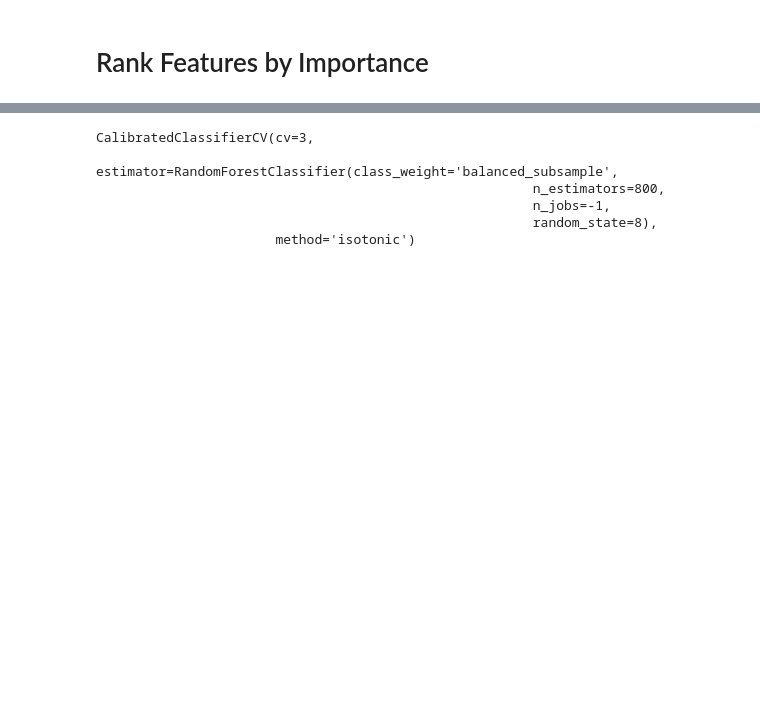
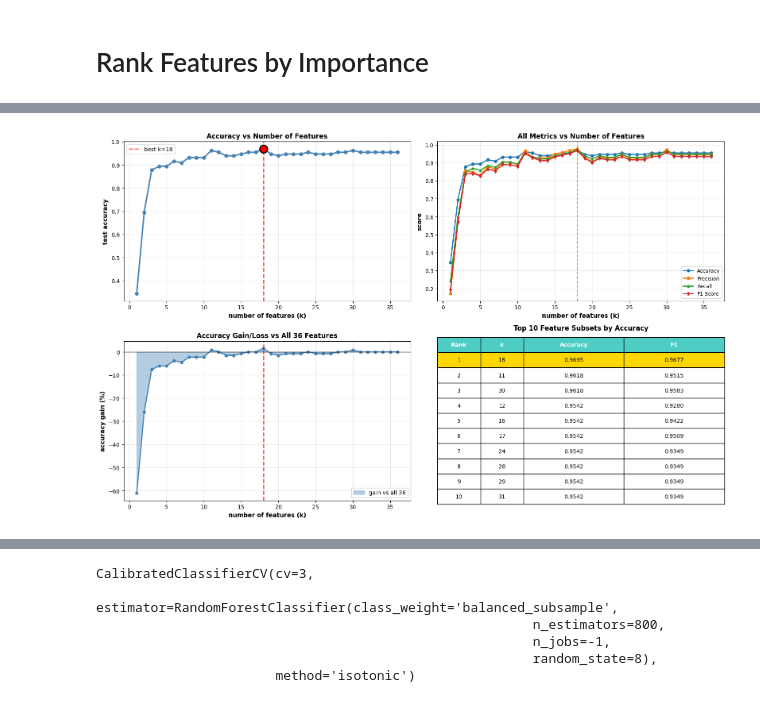
Before and after one commit to amgiovenco/SharkMQP26, a Jupyter notebook: models/statistics/StatisticalModel.ipynb, the cells around one changed output, grey strips where cells are left out. Drawn from its saved outputs; the diff is of its cells as text; code cells hidden in the pictures; blank space fills up the shorter version.

```diff
--- a/models/statistics/StatisticalModel.ipynb
+++ b/models/statistics/StatisticalModel.ipynb
@@ -374,0 +440,84 @@ top 10:
+# %%
+# visualize
+fig, axes = plt.subplots(2, 2, figsize=(16, 10))
+
+# accuracy across k
+ax = axes[0, 0]
+ax.plot(comparison_df['k'], comparison_df['Test Accuracy'], 'o-', linewidth=2.5, markersize=6, color='steelblue')
+ax.axvline(best_k, color='red', linestyle='--', linewidth=2, alpha=0.7, label=f'best k={int(best_k)}')
+ax.scatter([best_k], [best_acc], s=200, c='red', zorder=5, edgecolors='black', linewidth=2)
+ax.set_xlabel('number of features (k)', fontsize=11, fontweight='bold')
+ax.set_ylabel('test accuracy', fontsize=11, fontweight='bold')
+ax.set_title('Accuracy vs Number of Features', fontsize=12, fontweight='bold')
+ax.legend(fontsize=10)
+ax.grid(True, alpha=0.3)
+
+# all metrics across k
+ax = axes[0, 1]
+ax.plot(comparison_df['k'], comparison_df['Test Accuracy'], 'o-', linewidth=2, label='Accuracy', markersize=5)
+ax.plot(comparison_df['k'], comparison_df['Macro Precision'], 's-', linewidth=2, label='Precision', markersize=5)
+ax.plot(comparison_df['k'], comparison_df['Macro Recall'], '^-', linewidth=2, label='Recall', markersize=5)
+ax.plot(comparison_df['k'], comparison_df['Macro F1'], 'd-', linewidth=2, label='F1-Score', markersize=5)
+ax.axvline(best_k, color='red', linestyle='--', linewidth=1.5, alpha=0.5)
+ax.set_xlabel('number of features (k)', fontsize=11, fontweight='bold')
+ax.set_ylabel('score', fontsize=11, fontweight='bold')
+ax.set_title('All Metrics vs Number of Features', fontsize=12, fontweight='bold')
+ax.legend(fontsize=9)
+ax.grid(True, alpha=0.3)
+
+# accuracy gain from baseline (all 36)
+ax = axes[1, 0]
+baseline_acc = comparison_df.loc[comparison_df['k'] == 36, 'Test Accuracy'].values[0]
+gain = (comparison_df['Test Accuracy'] - baseline_acc) * 100
+ax.fill_between(comparison_df['k'], 0, gain, alpha=0.4, color='steelblue', label='gain vs all 36')
+ax.plot(comparison_df['k'], gain, 'o-', linewidth=2, markersize=5, color='steelblue')
+ax.axhline(0, color='black', linestyle='-', linewidth=1)
+ax.axvline(best_k, color='red', linestyle='--', linewidth=2, alpha=0.7)
+ax.set_xlabel('number of features (k)', fontsize=11, fontweight='bold')
+ax.set_ylabel('accuracy gain (%)', fontsize=11, fontweight='bold')
+ax.set_title('Accuracy Gain/Loss vs All 36 Features', fontsize=12, fontweight='bold')
+ax.legend(fontsize=10)
+ax.grid(True, alpha=0.3)
+
+# top subsets table
+ax = axes[1, 1]
+ax.axis('off')
+
+top_n = 10
+top_subsets = comparison_df.nlargest(top_n, 'Test Accuracy')[['k', 'Test Accuracy', 'Macro F1']].copy()
+top_subsets['k'] = top_subsets['k'].astype(int)
+top_subsets['Test Accuracy'] = top_subsets['Test Accuracy'].apply(lambda x: f'{x:.4f}')
+top_subsets['Macro F1'] = top_subsets['Macro F1'].apply(lambda x: f'{x:.4f}')
+
+table_data = [['Rank', 'k', 'Accuracy', 'F1']]
+for idx, (_, row) in enumerate(top_subsets.iterrows(), 1):
+    table_data.append([str(idx), str(row['k']), row['Test Accuracy'], row['Macro F1']])
+
+table = ax.table(cellText=table_data, cellLoc='center', loc='center',
+                colWidths=[0.15, 0.15, 0.35, 0.35])
+table.auto_set_font_size(False)
+table.set_fontsize(10)
+table.scale(1, 2)
+
+# style header
+for i in range(4):
+    table[(0, i)].set_facecolor('#4ECDC4')
+    table[(0, i)].set_text_props(weight='bold', color='white')
+
+# highlight best
+table[(1, 0)].set_facecolor('#FFD700')
+table[(1, 1)].set_facecolor('#FFD700')
+table[(1, 2)].set_facecolor('#FFD700')
+table[(1, 3)].set_facecolor('#FFD700')
+
+ax.set_title(f'Top {top_n} Feature Subsets by Accuracy', fontsize=12, fontweight='bold', pad=20)
+
+plt.tight_layout()
+plt.savefig(results_dir / '09_feature_subset_search.png', dpi=300, bbox_inches='tight')
+plt.show()
+plt.close()
+
+print(f"\nTop 10 subsets:")
+print(comparison_df.nlargest(10, 'Test Accuracy')[['k', 'Test Accuracy', 'Macro Precision', 'Macro Recall', 'Macro F1']].to_string(index=False))
+# %% [output]
+[figure, added]
```
Also changed, not shown: parts of 24 cells of this notebook, 13 other files.
